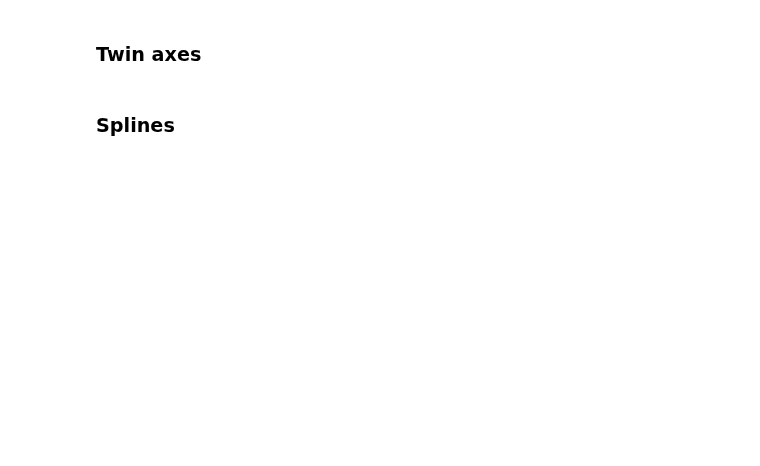
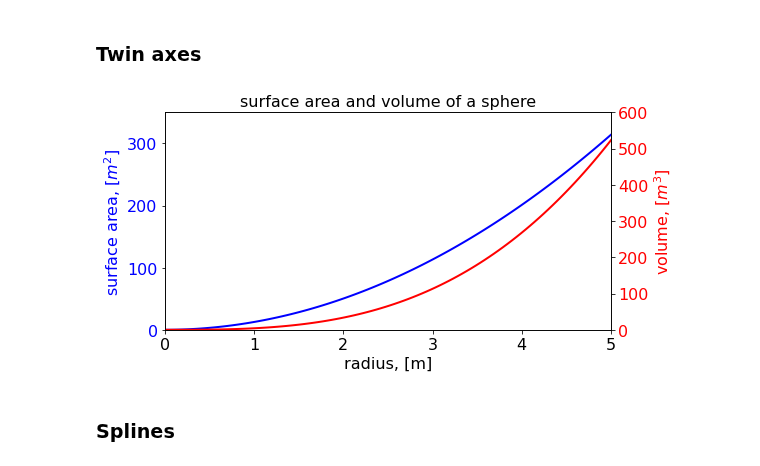
Before and after one commit to SeoulTechPSE/CompThinking, a Jupyter notebook: 02_matplotlib.ipynb, the cells around one changed output. Drawn from its saved outputs; the diff is of its cells as text; code cells hidden in the pictures; blank space fills up the shorter version.

```diff
--- a/02_matplotlib.ipynb
+++ b/02_matplotlib.ipynb
@@ -632,29 +646,31 @@ axes[2].set_yscale('log')
 # %% [markdown]
 ### Twin axes
 # %%
-r = np.linspace(0, 5, 100)
-a = 4*np.pi*r**2      # area
-v = (4*np.pi/3)*r**3  # volume
+radius = np.linspace(0, 5, 100)
+area = 4 *np.pi *radius**2         # area
+volume = (4 *np.pi /3) *radius**3  # volume
 # %%
 fig, ax1 = plt.subplots(figsize=(8, 4))
 
 ax1.set_title("surface area and volume of a sphere", fontsize=16)
 ax1.set_xlabel("radius, [m]", fontsize=16)
 
-ax1.plot(r, a, lw=2, color="blue")
+ax1.plot(radius, area, lw=2, color="blue")
 ax1.set_ylabel(r"surface area, [$m^2$]", fontsize=16, color="blue")
 ax1.set_xlim(0, 5)
 ax1.set_ylim(0, 350)
 
 for label in ax1.get_yticklabels():
     label.set_color("blue")
 
 ax2 = ax1.twinx()
-ax2.plot(r, v, lw=2, color="red")
+ax2.plot(radius, volume, lw=2, color="red")
 ax2.set_ylabel(r"volume, [$m^3$]", fontsize=16, color="red")
 ax2.set_ylim(0, 600)
 for label in ax2.get_yticklabels():
     label.set_color("red")
+# %% [output]
+[figure, added]
 # %% [markdown]
 ### Splines
 # %%
```
Also changed, not shown: parts of 10 cells of this notebook, 2 other files.
